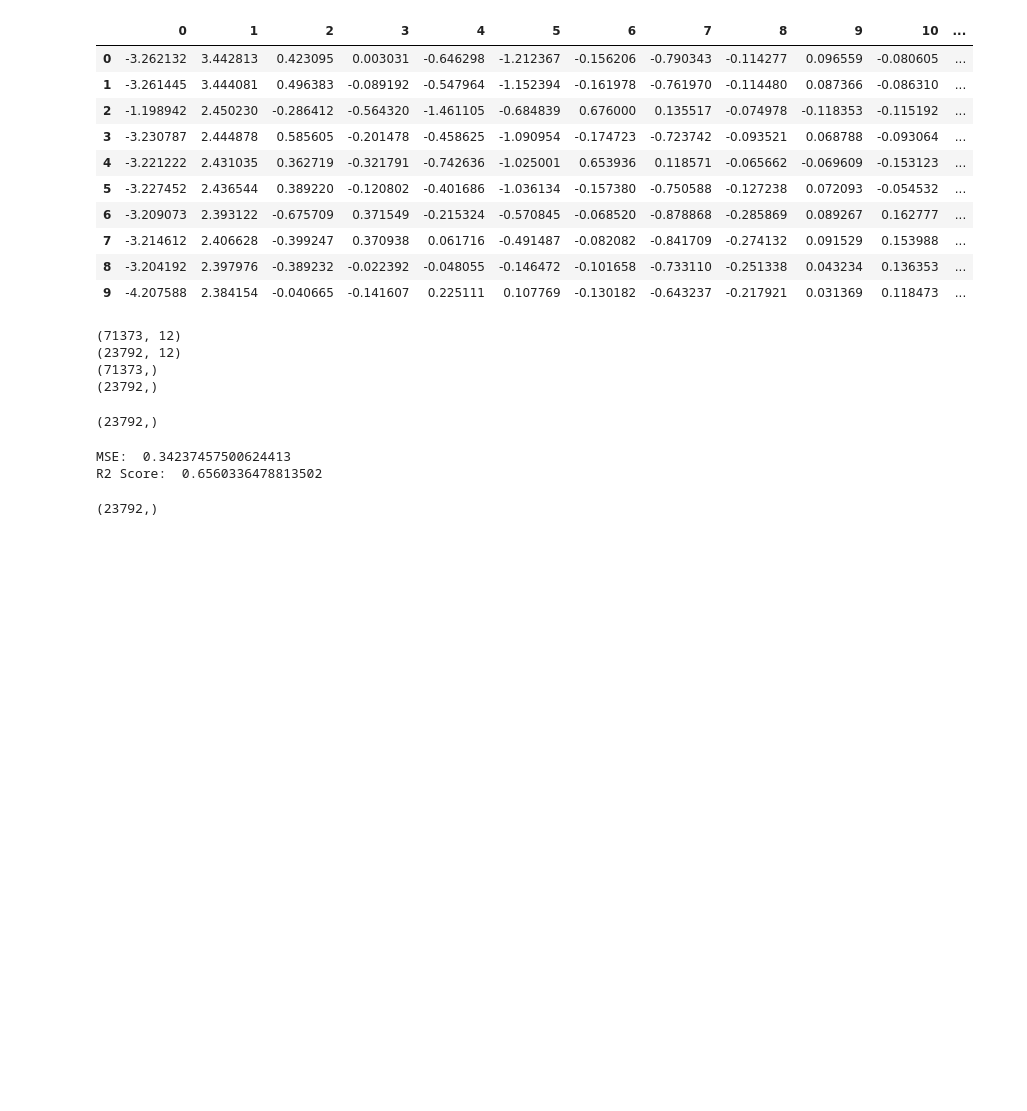
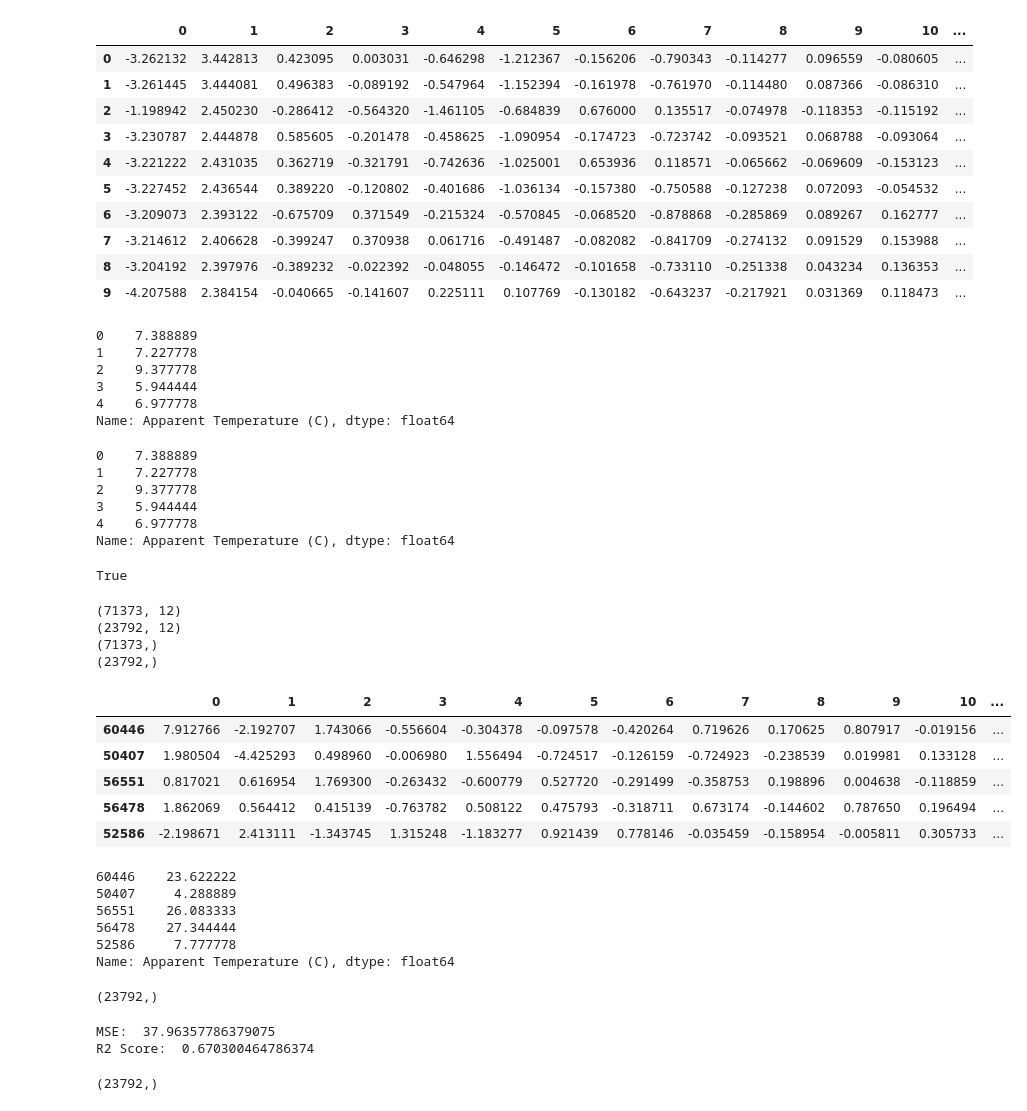
Before and after one commit to nandinib1999/Weather-in-Szeged-2006-2016, a Jupyter notebook: Weather_in_Szeged_2006_2016.ipynb, the cells around one changed output. Saved outputs shown, nothing was run; the diff lists cells and outputs as text; code cells hidden in the pictures; blank space fills up the shorter version.

```diff
--- a/Weather_in_Szeged_2006_2016.ipynb
+++ b/Weather_in_Szeged_2006_2016.ipynb
@@ -735,12 +735,0 @@ df.head(10)
-# %%
-from sklearn.model_selection import train_test_split
-
-X = df.drop(columns=['Apparent Temperature (C)'])
-y = df.loc[:, 'Apparent Temperature (C)']
-
-X_train, X_test, y_train, y_test = train_test_split(X, y, shuffle=True, test_size=0.25)
-
-print(X_train.shape)
-print(X_test.shape)
-print(y_train.shape)
-print(y_test.shape)
@@ -772,10 +735,0 @@ R2 Score:  0.9901066979970446
-# %%
-X_temp = df.drop(columns=['Apparent Temperature (C)', 'Temperature (C)'])
-y = df.loc[:, 'Apparent Temperature (C)']
-
-X_train, X_test, y_train, y_test = train_test_split(X_temp, y, shuffle=True, test_size=0.25)
-
-print(X_train.shape)
-print(X_test.shape)
-print(y_train.shape)
-print(y_test.shape)
@@ -883,8 +796,32 @@ X_pca_df.head(10)
 | 7 | -3.214612 | 2.406628 | -0.399247 | 0.370938 | 0.061716 | -0.491487 | -0.082082 | -0.841709 | -0.274132 | 0.091529 | 0.153988 | ... |
 | 8 | -3.204192 | 2.397976 | -0.389232 | -0.022392 | -0.048055 | -0.146472 | -0.101658 | -0.733110 | -0.251338 | 0.043234 | 0.136353 | ... |
 | 9 | -4.207588 | 2.384154 | -0.040665 | -0.141607 | 0.225111 | 0.107769 | -0.130182 | -0.643237 | -0.217921 | 0.031369 | 0.118473 | ... |
+# %%
+y = y.reset_index()
+y = y['Apparent Temperature (C)']
+y.head()
+# %% [output]
+0    7.388889
+1    7.227778
+2    9.377778
+3    5.944444
+4    6.977778
+Name: Apparent Temperature (C), dtype: float64
+# %%
+y.head()
+# %% [output]
+0    7.388889
+1    7.227778
+2    9.377778
+3    5.944444
+4    6.977778
+Name: Apparent Temperature (C), dtype: float64
+# %%
+all(X_pca_df.index == y.index)
+# %% [output]
+True
 # %%
-X_train, X_test, y_train, y_test = train_test_split(X_pca_df, y, shuffle=True, test_size=0.25)
+X_train, X_test, y_train, y_test = train_test_split(X_pca_df, y, test_size=0.25)
 
 print(X_train.shape)
 print(X_test.shape)
@@ -895,6 +832,24 @@ print(y_test.shape)
 (23792, 12)
 (71373,)
 (23792,)
+# %%
+X_train.head()
+# %% [output]
+|  | 0 | 1 | 2 | 3 | 4 | 5 | 6 | 7 | 8 | 9 | 10 | ... |
+| 60446 | 7.912766 | -2.192707 | 1.743066 | -0.556604 | -0.304378 | -0.097578 | -0.420264 | 0.719626 | 0.170625 | 0.807917 | -0.019156 | ... |
+| 50407 | 1.980504 | -4.425293 | 0.498960 | -0.006980 | 1.556494 | -0.724517 | -0.126159 | -0.724923 | -0.238539 | 0.019981 | 0.133128 | ... |
+| 56551 | 0.817021 | 0.616954 | 1.769300 | -0.263432 | -0.600779 | 0.527720 | -0.291499 | -0.358753 | 0.198896 | 0.004638 | -0.118859 | ... |
+| 56478 | 1.862069 | 0.564412 | 0.415139 | -0.763782 | 0.508122 | 0.475793 | -0.318711 | 0.673174 | -0.144602 | 0.787650 | 0.196494 | ... |
+| 52586 | -2.198671 | 2.413111 | -1.343745 | 1.315248 | -1.183277 | 0.921439 | 0.778146 | -0.035459 | -0.158954 | -0.005811 | 0.305733 | ... |
+# %%
+y_train.head()
+# %% [output]
+60446    23.622222
+50407     4.288889
+56551    26.083333
+56478    27.344444
+52586     7.777778
+Name: Apparent Temperature (C), dtype: float64
 # %%
 from sklearn.linear_model import LinearRegression
 
@@ -913,8 +868,8 @@ print("MSE: ", mse_linear_regr)
 r2_linear_regr = r2_score(y_test, y_hat)
 print("R2 Score: ", r2_linear_regr)
 # %% [output]
-MSE:  0.34237457500624413
-R2 Score:  0.6560336478813502
+MSE:  37.96357786379075
+R2 Score:  0.670300464786374
 # %%
 from sklearn.ensemble import RandomForestRegressor
 
```
Also changed, not shown: parts of 36 cells of this notebook.
